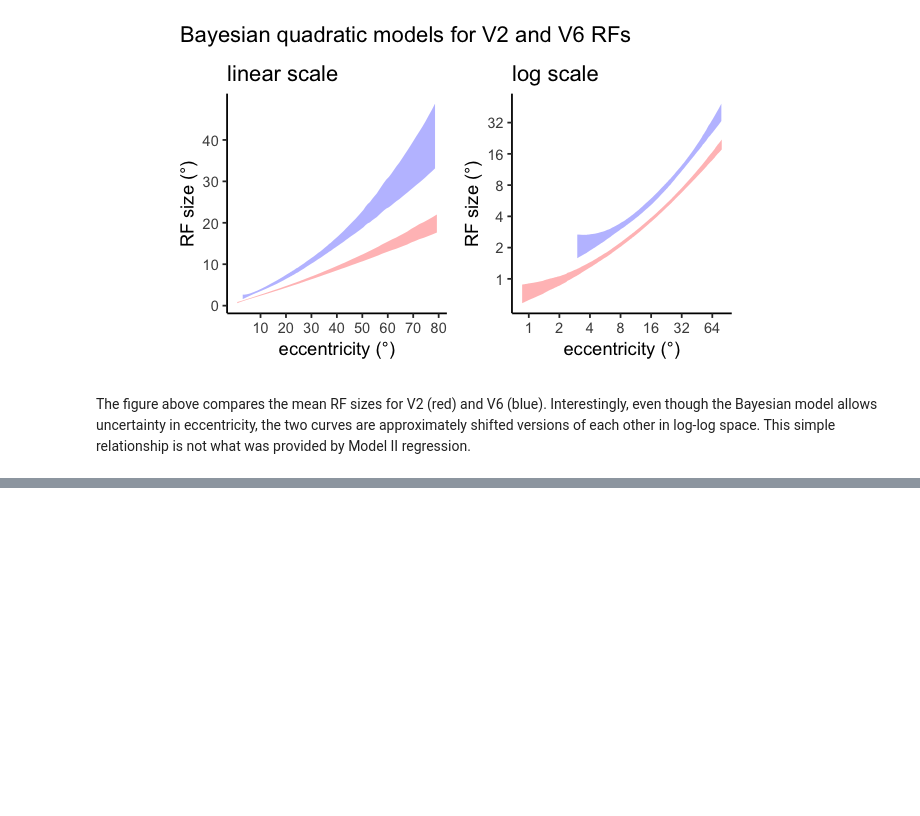
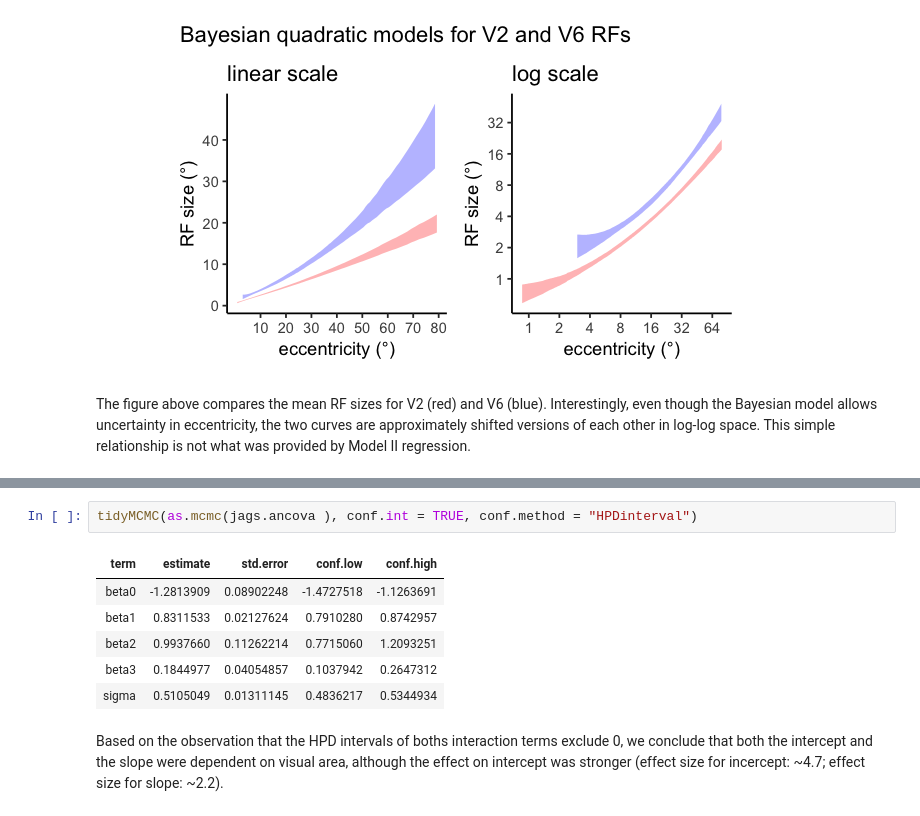
Before and after one commit to hsinhaoyu/bayesian-rf, a Jupyter notebook: bayesian_rf_analysis.ipynb, the cells around one changed output, grey strips where cells are left out. Drawn from its saved outputs; the diff is of its cells as text; blank space fills up the shorter version.

```diff
--- a/bayesian_rf_analysis.ipynb
+++ b/bayesian_rf_analysis.ipynb
@@ -1494,0 +1596,11 @@ Judging from the figure above, the answer should be obvious. But we still want t
+# %%
+tidyMCMC(as.mcmc(jags.ancova ), conf.int = TRUE, conf.method = "HPDinterval")
+# %% [output]
+| term | estimate | std.error | conf.low | conf.high |
+| beta0 | -1.2813909 | 0.08902248 | -1.4727518 | -1.1263691 |
+| beta1 | 0.8311533 | 0.02127624 | 0.7910280 | 0.8742957 |
+| beta2 | 0.9937660 | 0.11262214 | 0.7715060 | 1.2093251 |
+| beta3 | 0.1844977 | 0.04054857 | 0.1037942 | 0.2647312 |
+| sigma | 0.5105049 | 0.01311145 | 0.4836217 | 0.5344934 |
+# %% [markdown]
+Based on the observation that the HPD intervals of boths interaction terms exclude 0, we conclude that both the intercept and the slope were dependent on visual area, although the effect on intercept was stronger (effect size for incercept: ~4.7; effect size for slope: ~2.2).
```
Also changed, not shown: parts of 13 cells of this notebook, 2 other files.
